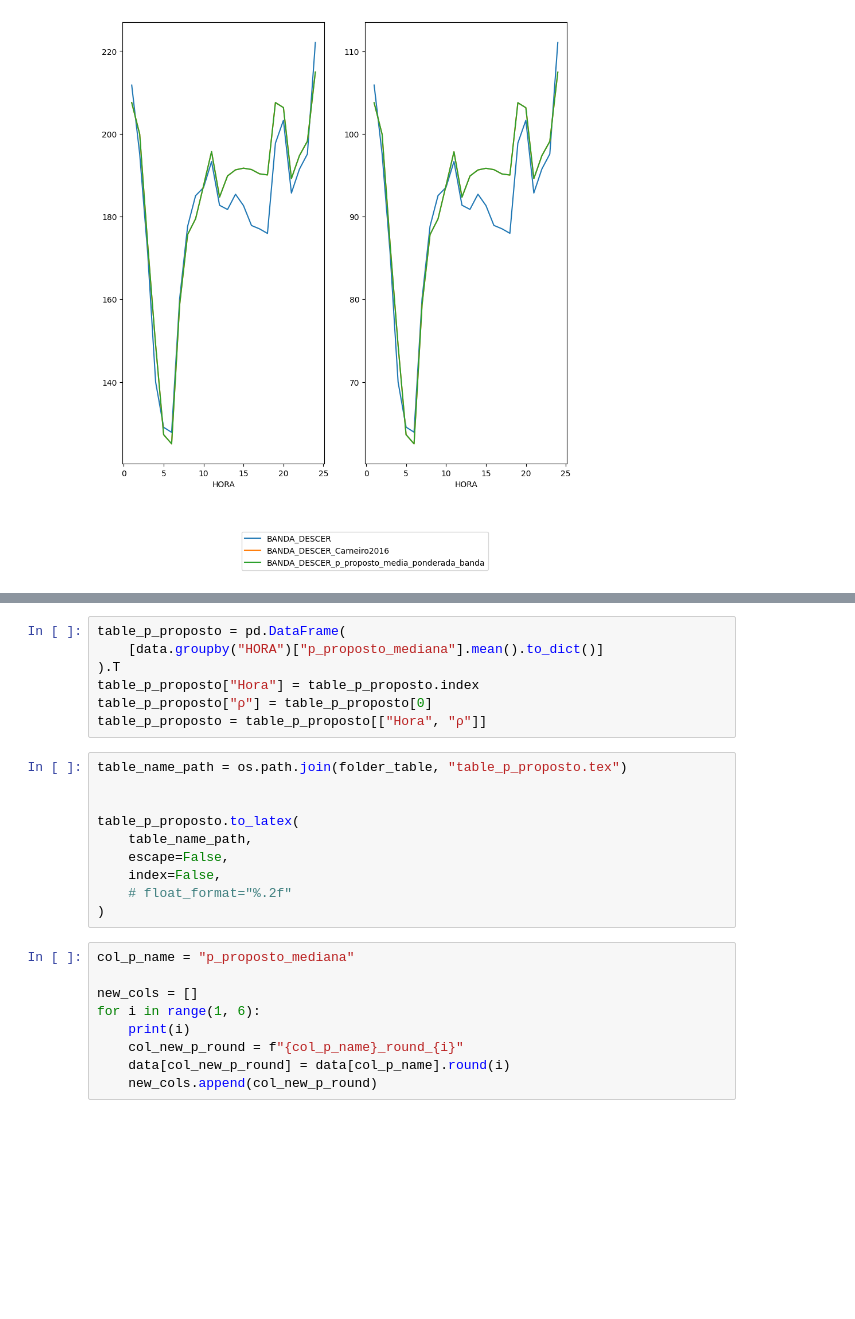
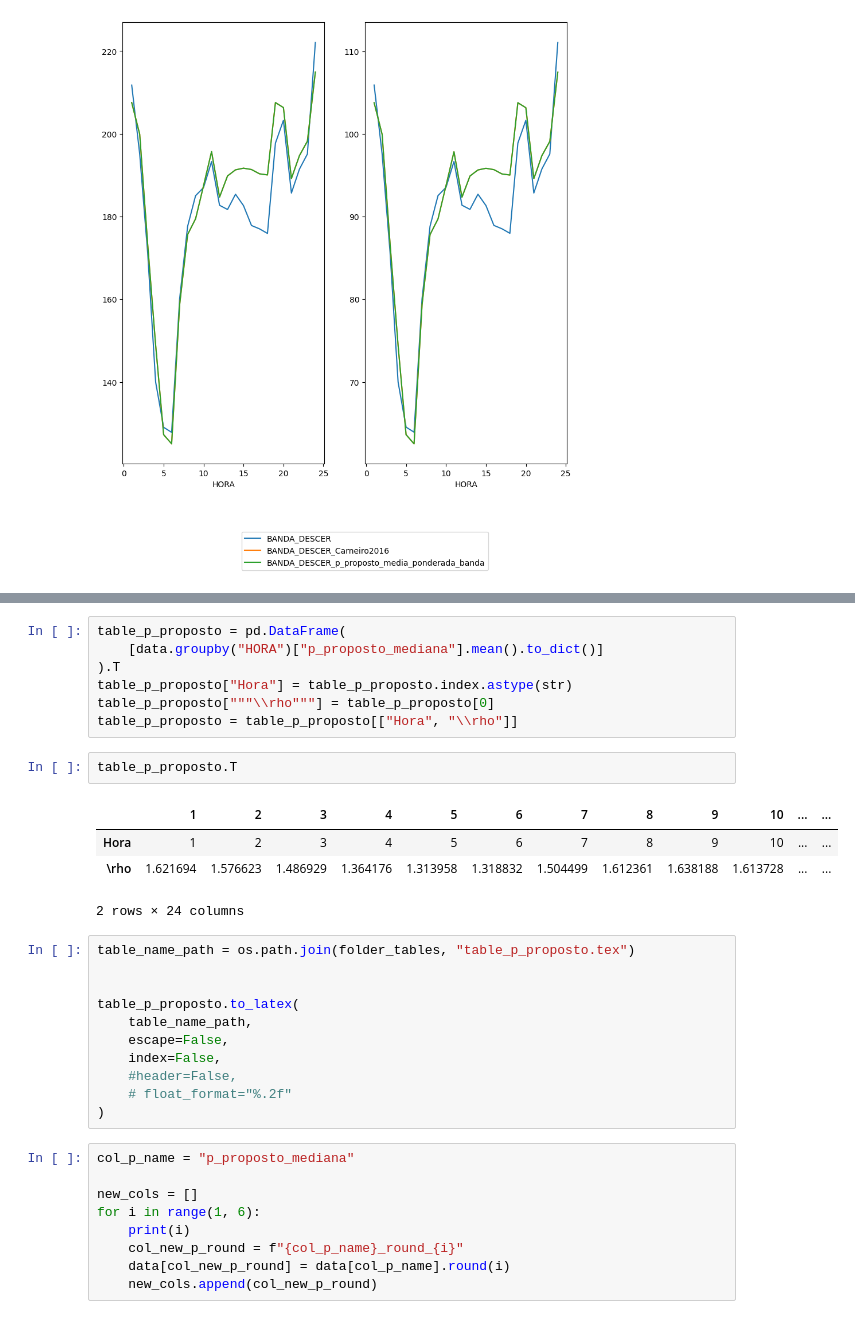
Before and after one commit to JotaFan/renewable-generation-into-reserve-markets, a Jupyter notebook: notebooks/Estudo_1.ipynb, the cells around one changed output, grey strips where cells are left out. Cells and saved outputs as stored; diff of their text form; blank space fills up the shorter version.

```diff
--- a/notebooks/Estudo_1.ipynb
+++ b/notebooks/Estudo_1.ipynb
@@ -1257,17 +1260,25 @@ data
 table_p_proposto = pd.DataFrame(
     [data.groupby("HORA")["p_proposto_mediana"].mean().to_dict()]
 ).T
-table_p_proposto["Hora"] = table_p_proposto.index
-table_p_proposto["ρ"] = table_p_proposto[0]
-table_p_proposto = table_p_proposto[["Hora", "ρ"]]
+table_p_proposto["Hora"] = table_p_proposto.index.astype(str)
+table_p_proposto["""\\rho"""] = table_p_proposto[0]
+table_p_proposto = table_p_proposto[["Hora", "\\rho"]]
+# %%
+table_p_proposto.T
+# %% [output]
+|  | 1 | 2 | 3 | 4 | 5 | 6 | 7 | 8 | 9 | 10 | ... | ... |
+| Hora | 1 | 2 | 3 | 4 | 5 | 6 | 7 | 8 | 9 | 10 | ... | ... |
+| \rho | 1.621694 | 1.576623 | 1.486929 | 1.364176 | 1.313958 | 1.318832 | 1.504499 | 1.612361 | 1.638188 | 1.613728 | ... | ... |
+2 rows × 24 columns
 # %%
-table_name_path = os.path.join(folder_table, "table_p_proposto.tex")
+table_name_path = os.path.join(folder_tables, "table_p_proposto.tex")
 
 
 table_p_proposto.to_latex(
     table_name_path,
     escape=False,
     index=False,
+    #header=False,
     # float_format="%.2f"
 )
 # %%
```
Also changed, not shown: parts of 22 cells of this notebook, 11 other files.
